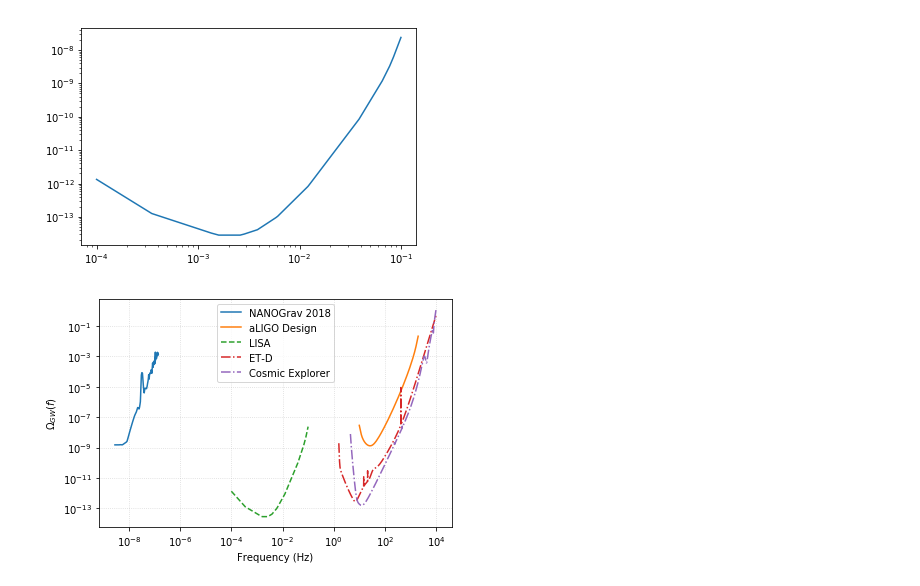
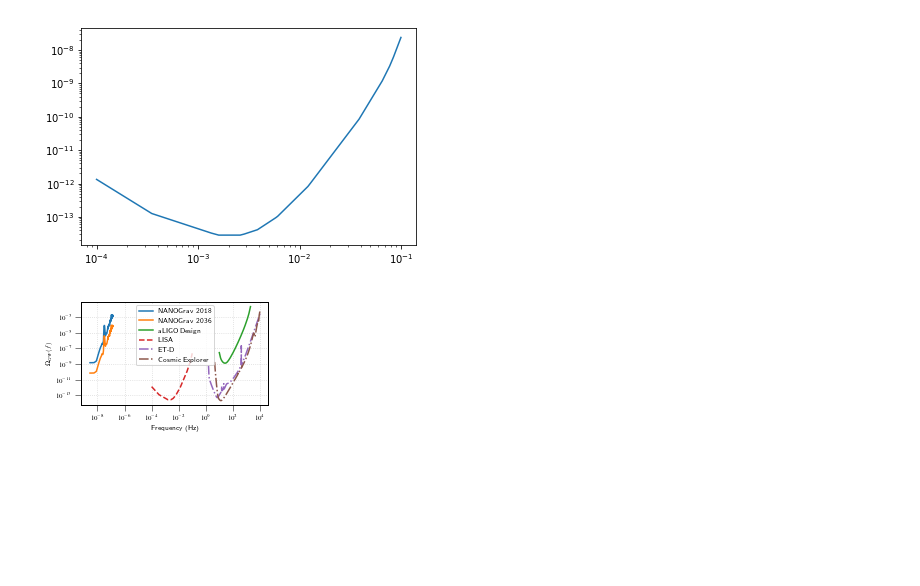
Before and after one commit to ChiaraMingarelli/omega_gw, a Jupyter notebook: codes/omega_gw_plots.ipynb, the cells around one changed output. Cells and saved outputs as stored; diff of their text form; code cells hidden in the pictures; blank space fills up the shorter version.

Commit message:
updated figure

```diff
--- a/codes/omega_gw_plots.ipynb
+++ b/codes/omega_gw_plots.ipynb
@@ -19,32 +19,7 @@ ce_curve = Table(ce_curve)
 time2y = 2*3.154e+7 #scaling for observation time #aLIGO assumes 2 years of data
 # %%
 time5y = 5*3.154e+7
-# %%
-def Sn2OmGW_wT(freq, s_of_n, time):
-    """
-    Set H_0=68 km/s/Mpc
-    1 pc = 1.029e+8 light seconds
-    int_t_improv: integration time improves the detector sensitivity by sqrt(time/freq)
-    input time in seconds
-    """
-    pc2sec = 1.029e+8
-    metre2sec = 3.3356e-9
-    H0_secs = 68*1000*metre2sec/(1e6*pc2sec) # H should be 100!!
-    num = 2*np.pi**2*freq**3*s_of_n**2 # quantity in files is really sqrt(S_n(f))
-    deno = 3*H0_secs**2
-    int_t_improv = np.sqrt(time/freq)
-    OmegaGW = num/deno/int_t_improv
-    return OmegaGW
-
-def Sn2OmGW(freq, s_of_n):
-    """
-    Set h=0.68 and use H_0=68 km/s/Mpc
-    1 pc = 1.029e+8 light seconds
-    """
-    pc2sec = 1.029e+8
-    metre2sec = 3.3356e-9
-    H0_secs = 68*1000*metre2sec/(1e6*pc2sec)
-    num = 2*np.pi**2*freq**3*s_of_n**2 # quantity in files is really sqrt(S_n(f))
-    deno = 3*H0_secs**2
-    OmegaGW = num/deno
-    return OmegaGW
+# %%
+time17y = 17*3.154e+7
+# %%
+time1w = 604800 # seconds in a week
@@ -127,22 +150,25 @@ n = 150 # remove the first n points for ET & CE so that the high frequency cutof
 # %%
 fig = plt.figure()
 ax = fig.add_subplot(1, 1, 1)
 
 plt.loglog(nano_curve['nanoFreq'], nano_curve['NANOGrav18']/(.68)**2, label="NANOGrav 2018")
+plt.loglog(nano_curve['nanoFreq'], nano_curve['NANOGrav18']/(.68)**2/improvement(time17y, 1/(2*time1w), 1/(time17y)) , label="NANOGrav 2036")
+#plt.hlines(nano_curve['nanoFreq'], 1.0/17/365.25/86400.0, nano_curve['nanoFreq'][0], color='C1')
+
 plt.loglog(aligo_dat['freq'], aligo_dat['omega'], label= "aLIGO Design")
 plt.loglog(lisa_dat['freq'], lisa_dat['omega'], label= "LISA", ls = 'dashed')
-plt.loglog(et_curve['freq'][n:], Sn2OmGW_wT(et_curve['freq'][n:], et_curve['Sum'][n:], time2y), label="ET-D", ls = '-.')
-plt.loglog(ce_curve['freq'][n:], Sn2OmGW_wT(ce_curve['freq'][n:], ce_curve['CE'][n:], time2y), label="Cosmic Explorer", ls = '-.')
+plt.loglog(et_curve['freq'][n:], Sn2OmGW_wT(et_curve['freq'][n:], et_curve['Sum'][n:], time2y, 100), label="ET-D", ls = '-.')
+plt.loglog(ce_curve['freq'][n:], Sn2OmGW_wT(ce_curve['freq'][n:], ce_curve['CE'][n:], time2y, 100), label="Cosmic Explorer", ls = '-.')
 
 
 #plt.annotate('NG11',(freq_yr, nanoOmega11))
 ax.grid(which='major', axis='both', alpha=0.5, linestyle=":")
 
 plt.ylabel("$\Omega_{GW}(f)$")
 plt.xlabel("Frequency (Hz)")
 plt.legend(loc=9)
 plt.tight_layout()
-#plt.savefig("all_exper_w2yrs.pdf")
+#plt.savefig("all_exper_w2yrs_NEW.pdf")
 plt.show()
 # %% [output]
-[figure, old version]
+[figure, new version]
```
Also changed, not shown: parts of 11 cells of this notebook.
